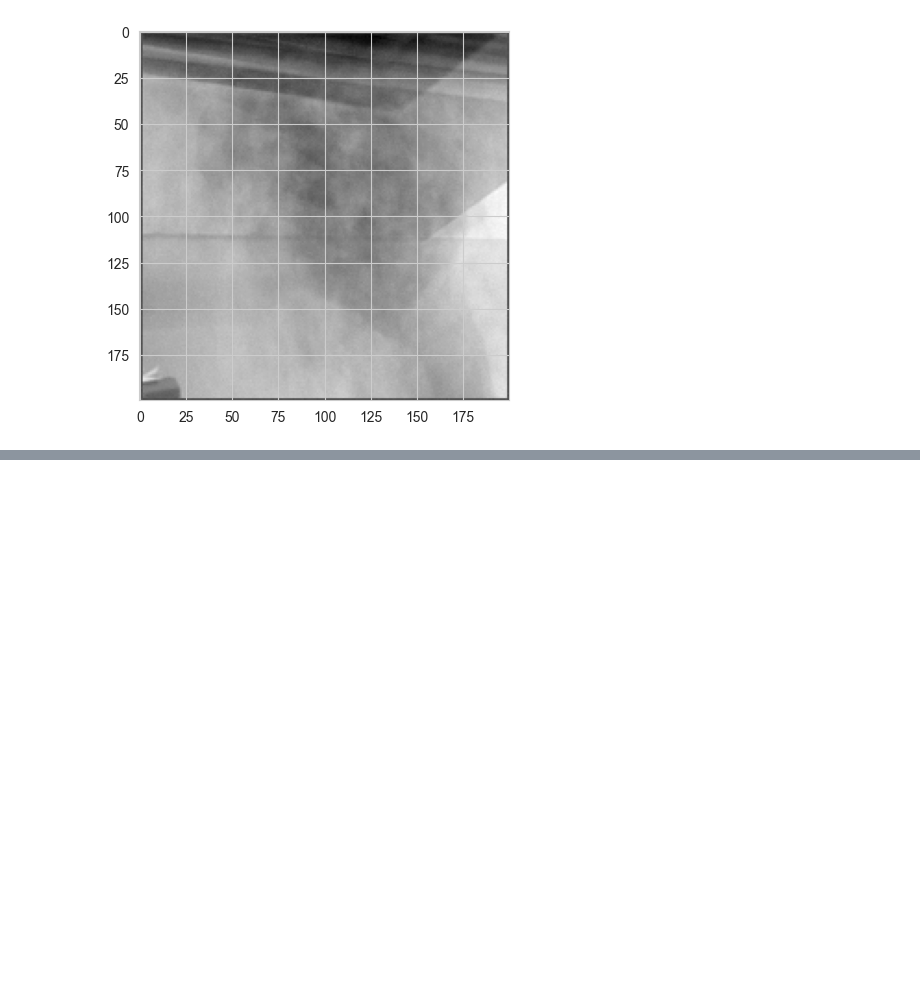
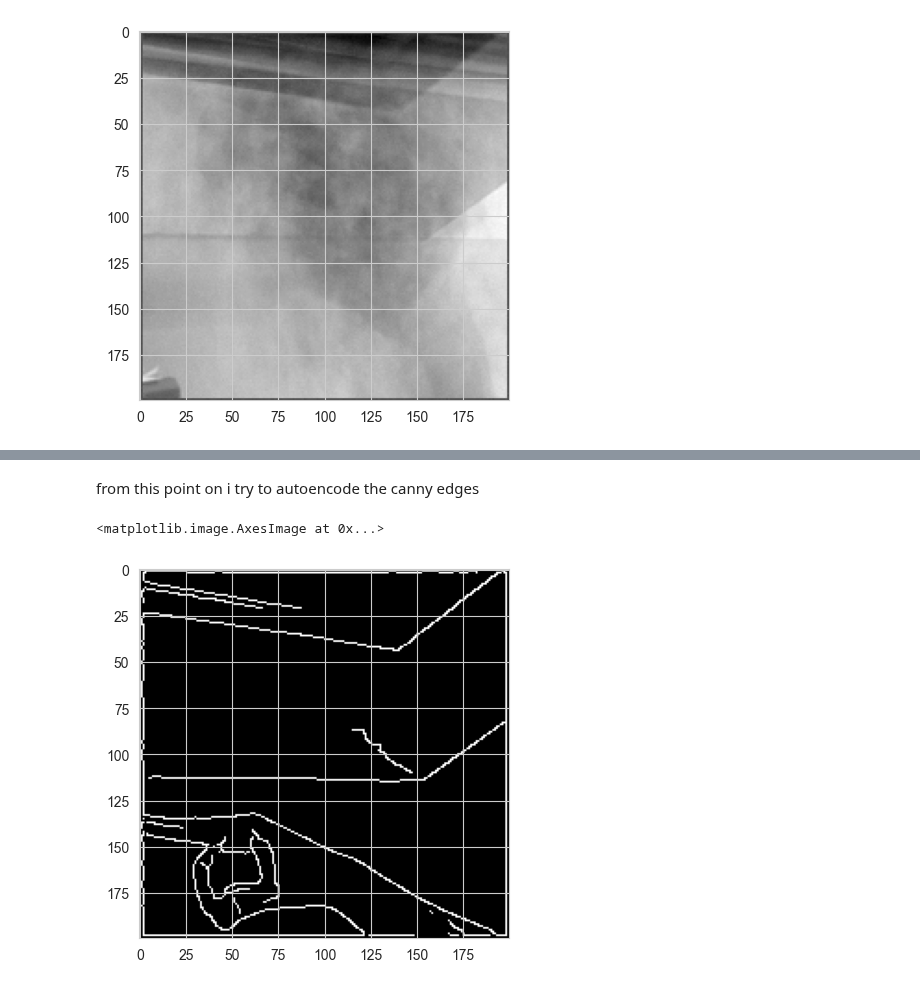
Before and after one commit to teostereciu/mlp, a Jupyter notebook: notebooks/baseline.ipynb, the cells around one changed output, grey strips where cells are left out. Drawn from its saved outputs; the diff is of its cells as text; code cells hidden in the pictures; blank space fills up the shorter version.

```diff
--- a/notebooks/baseline.ipynb
+++ b/notebooks/baseline.ipynb
@@ -343,0 +360,8 @@ WARNING:tensorflow:Layers in a Sequential model should only have a single input
+# %% [markdown]
+from this point on i try to autoencode the canny edges
+# %%
+X_train_canny = np.array([feature.canny(im.reshape((200,200))) for im in X_train])
+plt.imshow(X_train_canny[5], cmap=plt.cm.gray)
+# %% [output]
+<matplotlib.image.AxesImage at 0x...>
+[figure, added]
```
Also changed, not shown: parts of 3 cells of this notebook.
